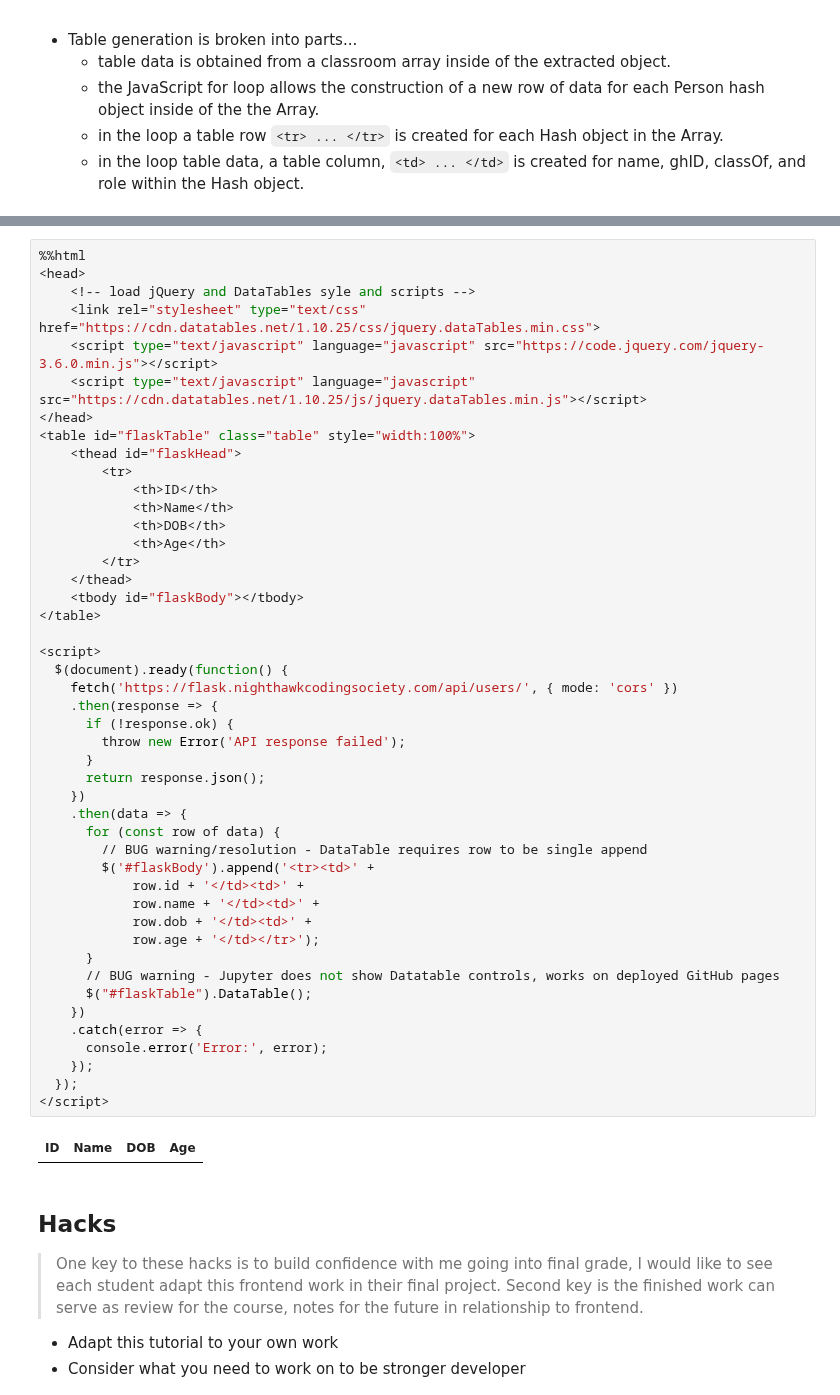
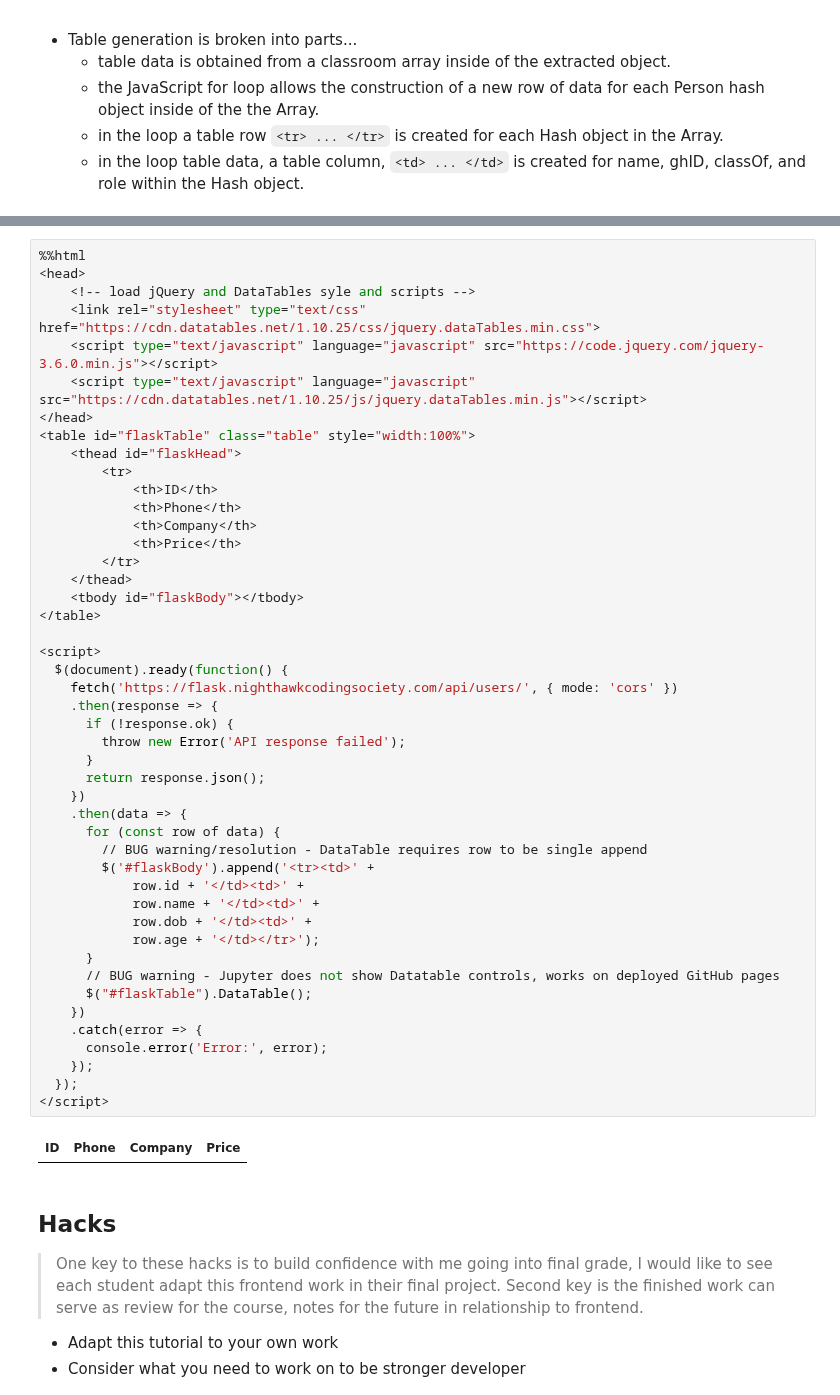
Before and after one commit to EdwinKuttappi/fastpage1, a Jupyter notebook: _notebooks/2023-05-11-javascript_tutorial.ipynb, the cells around one changed output, grey strips where cells are left out. Cells and saved outputs as stored; diff of their text form.

```diff
--- a/_notebooks/2023-05-11-javascript_tutorial.ipynb
+++ b/_notebooks/2023-05-11-javascript_tutorial.ipynb
@@ -522,42 +522,42 @@ for (var row of classroom) {
     <thead id="flaskHead">
         <tr>
             <th>ID</th>
-            <th>Name</th>
-            <th>DOB</th>
-            <th>Age</th>
+            <th>Phone</th>
+            <th>Company</th>
+            <th>Price</th>
         </tr>
     </thead>
     <tbody id="flaskBody"></tbody>
 </table>
 
 <script>
   $(document).ready(function() {
     fetch('https://flask.nighthawkcodingsociety.com/api/users/', { mode: 'cors' })
     .then(response => {
       if (!response.ok) {
         throw new Error('API response failed');
       }
       return response.json();
     })
     .then(data => {
       for (const row of data) {
         // BUG warning/resolution - DataTable requires row to be single append
         $('#flaskBody').append('<tr><td>' +
             row.id + '</td><td>' +
             row.name + '</td><td>' +
             row.dob + '</td><td>' +
             row.age + '</td></tr>');
       }
       // BUG warning - Jupyter does not show Datatable controls, works on deployed GitHub pages
       $("#flaskTable").DataTable();
     })
     .catch(error => {
       console.error('Error:', error);
     });
   });
 </script>
 # %% [output]
-| ID | Name | DOB | Age |
+| ID | Phone | Company | Price |
 # %% [markdown]
 ## Hacks
 > One key to these hacks is to build confidence with me going into final grade, I would like to see each student adapt this frontend work in their final project.  Second key is the finished work can serve as review for the course, notes for the future in relationship to frontend.
```
Also changed, not shown: 1 other file.
